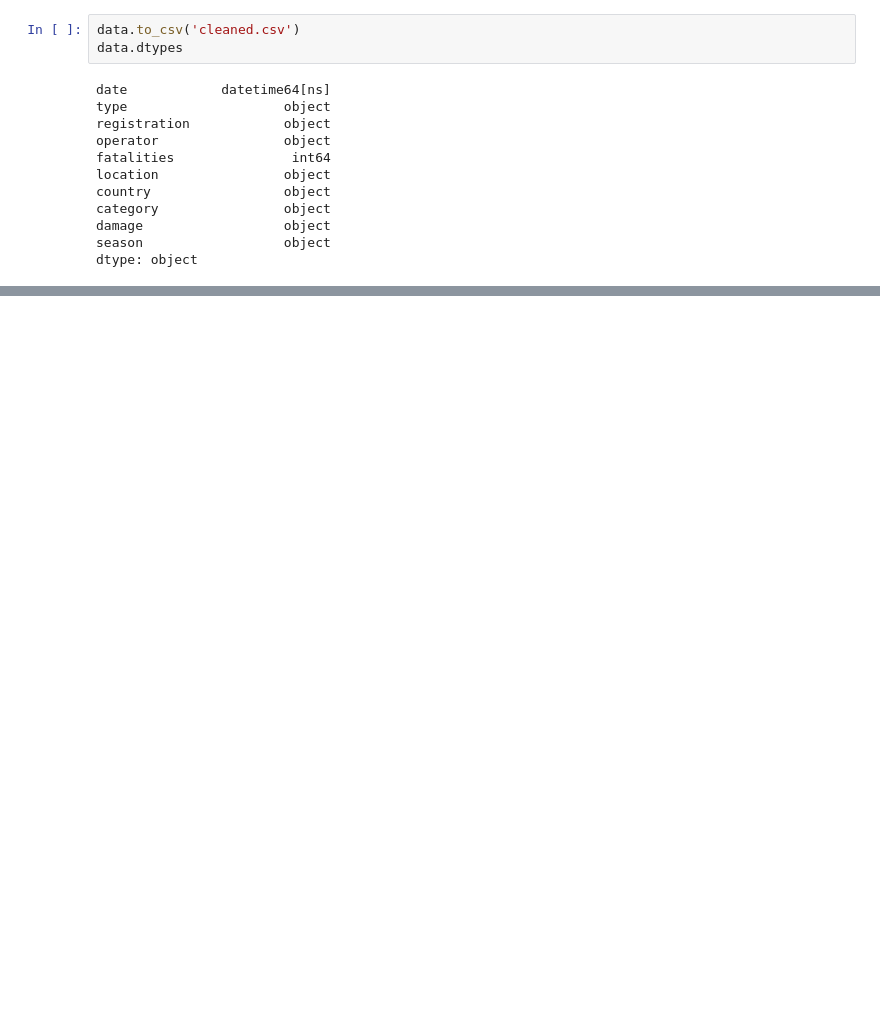
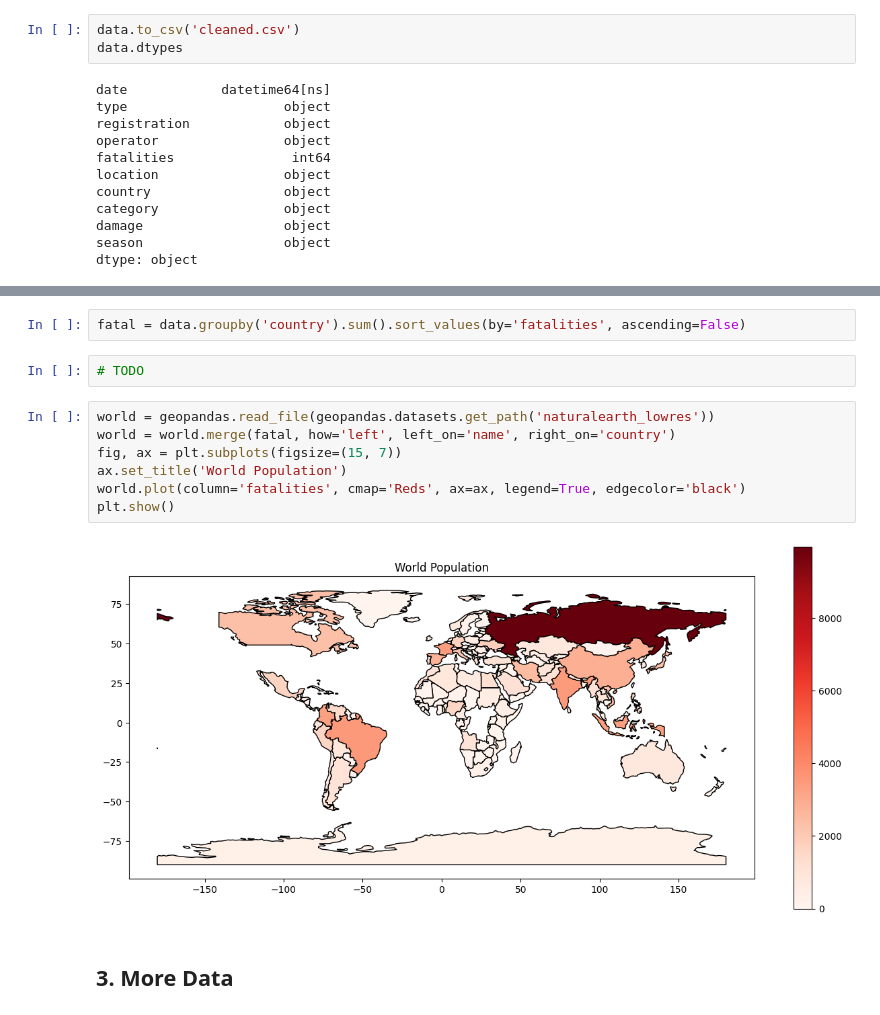
Before and after one commit to Tri5t3/570_proposal, a Jupyter notebook: proposal.ipynb, the cells around one changed output, grey strips where cells are left out. Drawn from its saved outputs; the diff is of its cells as text; blank space fills up the shorter version.

```diff
--- a/proposal.ipynb
+++ b/proposal.ipynb
@@ -113,0 +137,15 @@ plt.show()
+# %%
+fatal = data.groupby('country').sum().sort_values(by='fatalities', ascending=False)
+# %%
+# TODO
+# %%
+world = geopandas.read_file(geopandas.datasets.get_path('naturalearth_lowres'))
+world = world.merge(fatal, how='left', left_on='name', right_on='country')
+fig, ax = plt.subplots(figsize=(15, 7))
+ax.set_title('World Population')
+world.plot(column='fatalities', cmap='Reds', ax=ax, legend=True, edgecolor='black')
+plt.show()
+# %% [output]
+[figure, added]
+# %% [markdown]
+## 3. More Data
```
Also changed, not shown: parts of 12 cells of this notebook.
